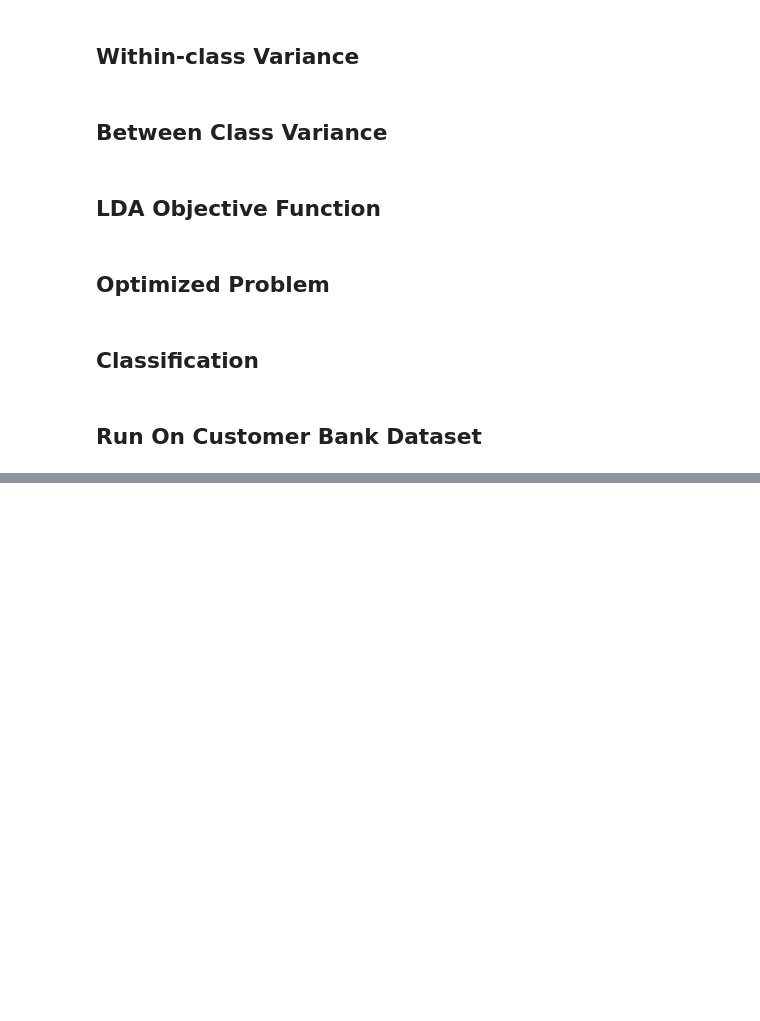
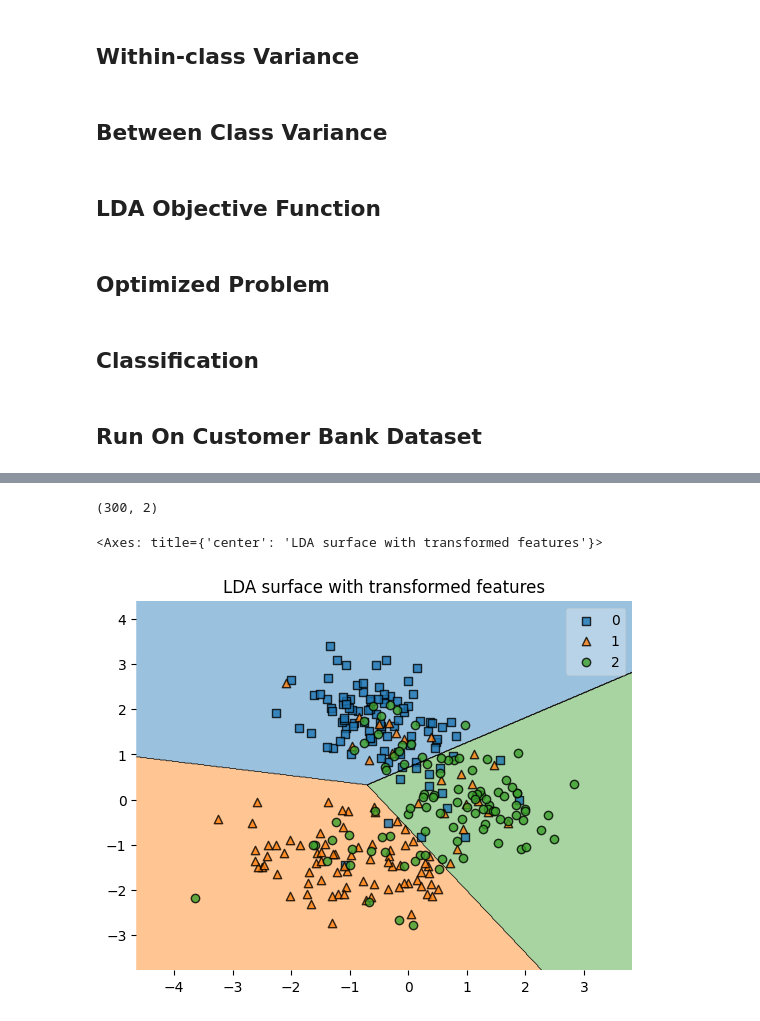
Before and after one commit to AvieTechy/MSA-Vstatis, a Jupyter notebook: Sources/Multi-class_LDA.ipynb, the cells around one changed output, grey strips where cells are left out. Saved outputs shown, nothing was run; the diff lists cells and outputs as text; code cells hidden in the pictures; blank space fills up the shorter version.

```diff
--- a/Sources/Multi-class_LDA.ipynb
+++ b/Sources/Multi-class_LDA.ipynb
@@ -336,0 +289,18 @@ Accuracy: 70.00%
+# %%
+feature_indexes = [1, 0]
+sk_lda2 = LinearDiscriminantAnalysis(solver='eigen')
+
+X_lda = sk_lda2.fit(X, y).transform(X)
+
+print(X_lda.shape)
+
+X_lda = X_lda[:, feature_indexes]
+
+X_lda_train, X_lda_test, y_train, y_test = train_test_split(X_lda, y, random_state=0)
+sk_lda2.fit(X_lda_train, y_train)
+plt.title('LDA surface with transformed features')
+plot_decision_regions(X=X_lda, y=y, clf=sk_lda2)
+# %% [output]
+(300, 2)
+<Axes: title={'center': 'LDA surface with transformed features'}>
+[figure, added]
```
Also changed, not shown: parts of 19 cells of this notebook, 4 other files.
